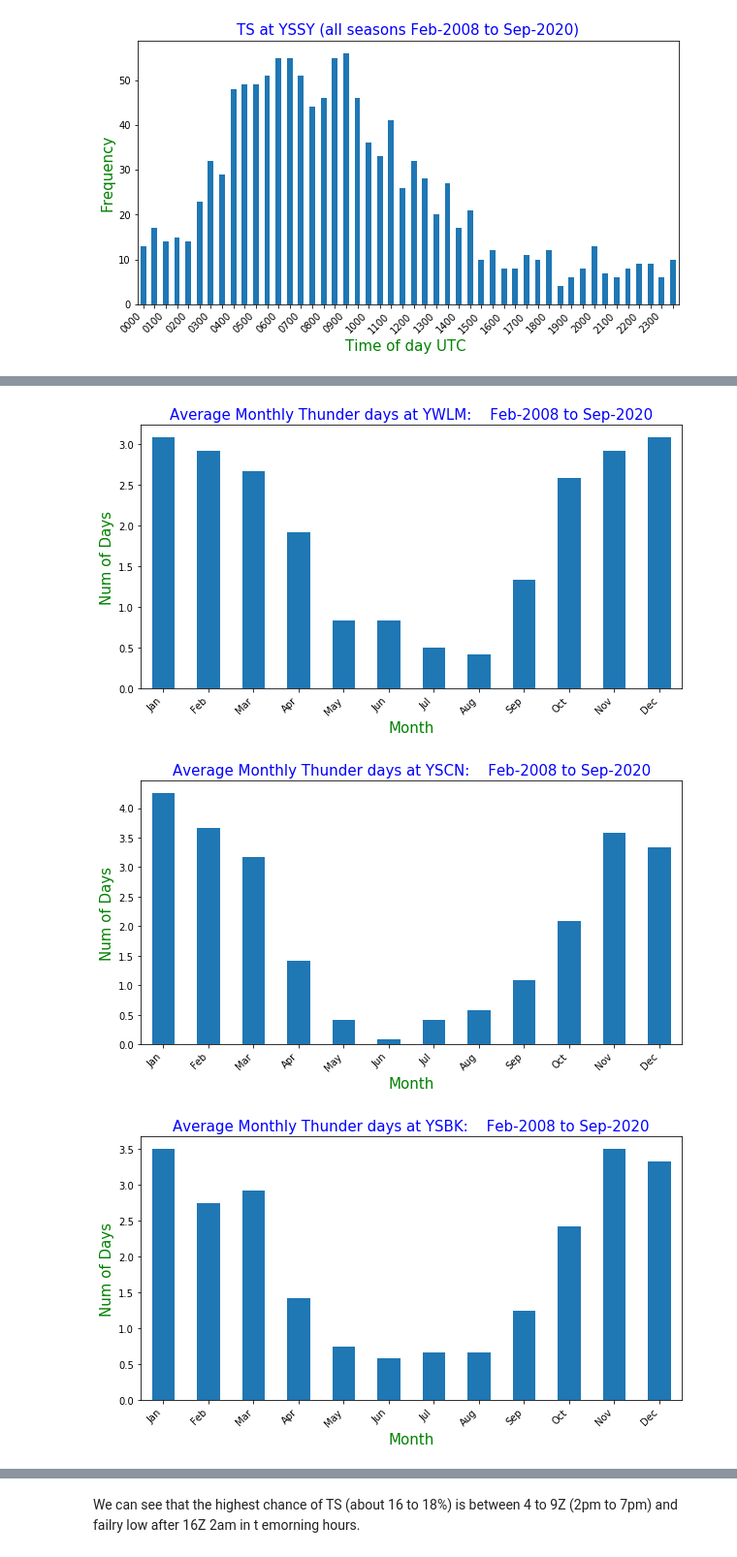
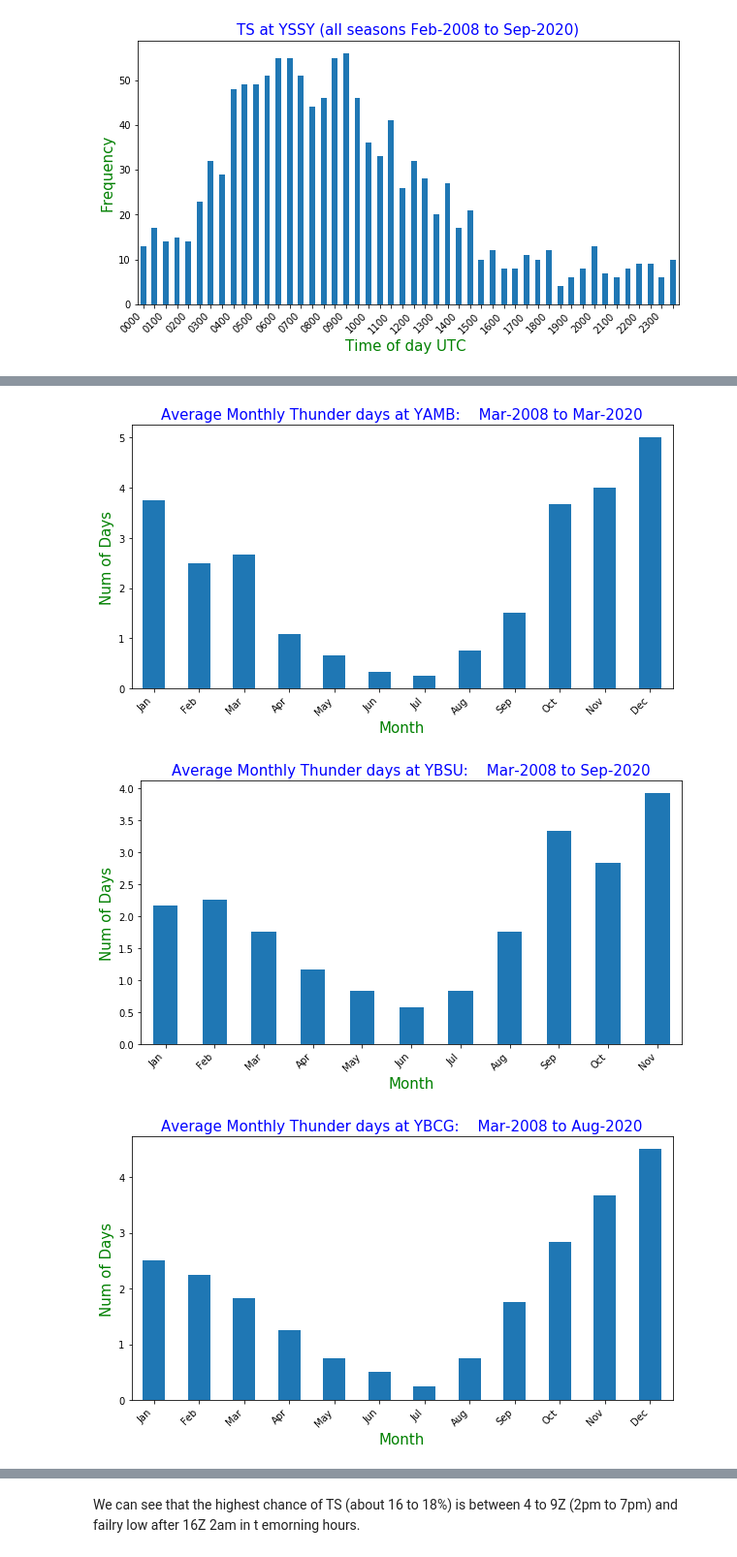
Before and after one commit to launda/avguide, a Jupyter notebook: Sydney_Basin_Storms.ipynb, the cells around one changed output, grey strips where cells are left out. Shown at 97% size. Drawn from its saved outputs; the diff is of its cells as text; code cells hidden in the pictures.

Commit message:
Add files via upload
automate plot generation

```diff
--- a/Sydney_Basin_Storms.ipynb
+++ b/Sydney_Basin_Storms.ipynb
@@ -764,13 +764,15 @@ plt.savefig(f'{sta}_Average_Thunder_days_month.eps', format='eps', dpi=1000)
 '''
 
 
-for sta in ['YSSY','YSRI','YWLM','YSCN','YSBK','YSHW','YSHL']:
+#for sta in ['YSSY','YSRI','YWLM','YSCN','YSBK','YSHW','YSHL']:
+for sta in ['YBBN', 'YBAF', 'YAMB', 'YBSU', 'YBCG', 'YTWB','YBOK','YBWW']:
+
     gpats_file = os.path.join(cur_dir, f'gpats_{sta}_10NM.csv')
     dat = get_gpats_data(cur_dir=cur_dir,sta=sta,res='H')['AMP'].resample('D').count()
     # ts_days = dat.loc[dat>0]
     ts_days = dat.loc[dat>1]  # if we demand more than one gpats strikes on given day !
     avg_mon_ts_days = ts_days.groupby(ts_days.index.month).count()/12
-
+    print(f"Annual Average thunder days {sum(ts_days.groupby(ts_days.index.month).count())/12:.2f}")
 
     fig, ax = plt.subplots(figsize=(10,5), nrows=1, ncols=1 )
     avg_mon_ts_days.plot( kind='bar', ax=ax)
@@ -787,6 +789,7 @@ for sta in ['YSSY','YSRI','YWLM','YSCN','YSBK','YSHW','YSHL']:
 
     ax.set_xticklabels(xlabels,rotation=45, horizontalalignment='right')
     ax.tick_params(labelsize=10)
-    plt.savefig(f'./ts_plots/{sta}_Average_Thunder_days_month.eps', format='eps', dpi=1000)
+    plt.savefig(f'./ts_plots_seqld/{sta}_Average_Thunder_days_month.eps', format='eps', dpi=1000)
+    # plt.savefig(f'./ts_plots/{sta}_Average_Thunder_days_month.eps', format='eps', dpi=1000)
     # plt.savefig(f'./ts_plots/{sta}_Average_Thunder_days_month.png', format='png', dpi=300)
 # %% [output]
@@ -802,3 +814,3 @@ Reading YSHL gpats file /home/bou/shared/stats-R/flask_projects/avguide/app/data
-[figure, old version]
+[figure, new version]
-[figure, old version]
+[figure, new version]
-[figure, old version]
+[figure, new version]
```
Also changed, not shown: parts of 9 cells of this notebook.
